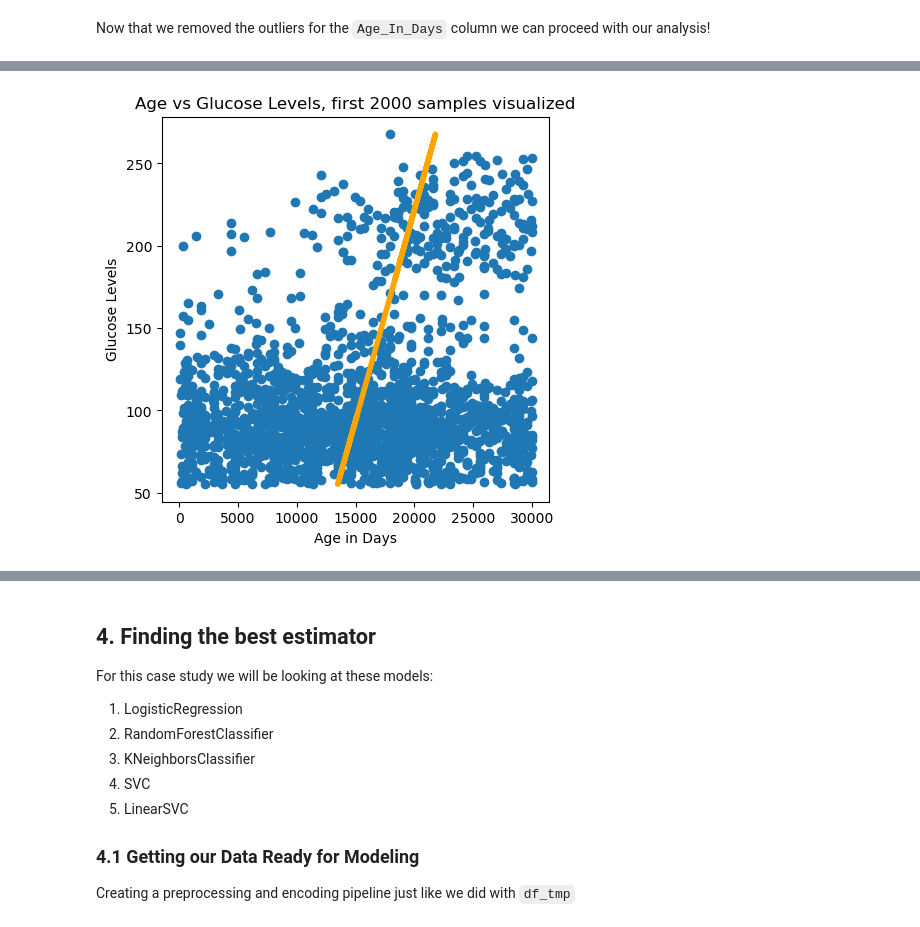
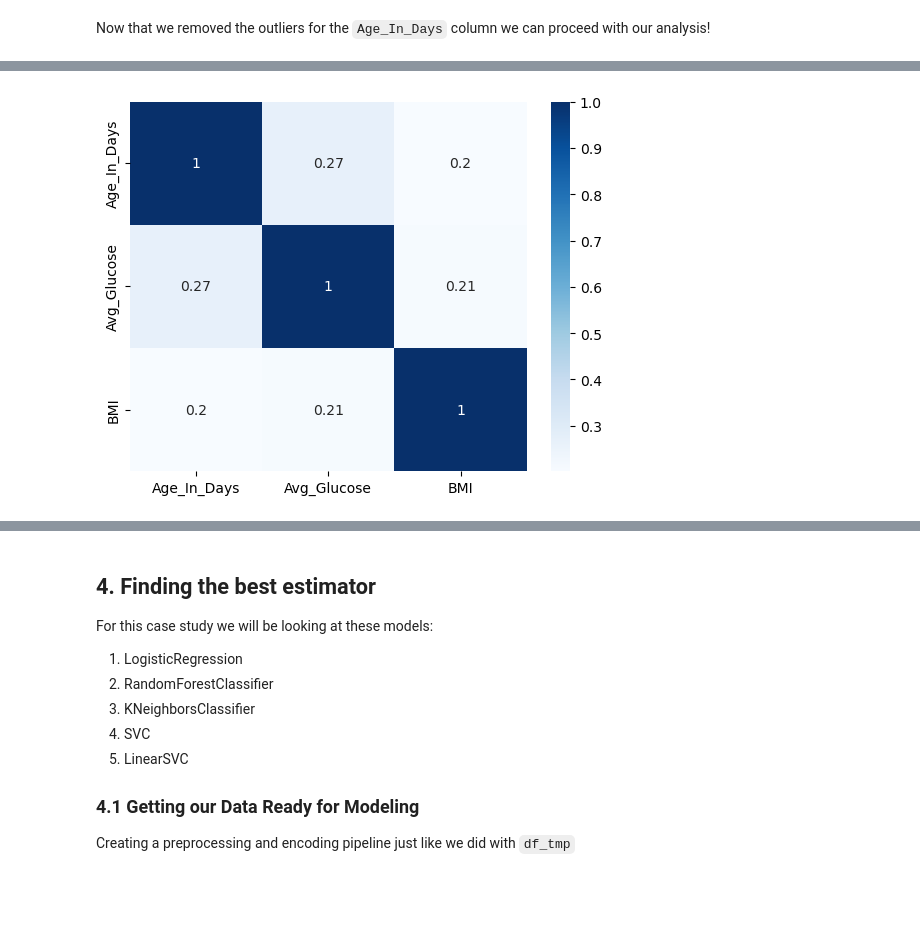
Before and after one commit to johnnys7n/Data-Scientist-Case-Study, a Jupyter notebook: Roche-Case-Study-Project.ipynb, the cells around one changed output, grey strips where cells are left out. Drawn from its saved outputs; the diff is of its cells as text; code cells hidden in the pictures; blank space fills up the shorter version.

```diff
--- a/Roche-Case-Study-Project.ipynb
+++ b/Roche-Case-Study-Project.ipynb
@@ -520,12 +547,33 @@ y_hat = results.params[0] + results.params[1]*corr_x
+# %%
+# getting the correlation matrix for just the numerical values
+corr_mat_num = df_tmp[float_features].corr()
+sns.heatmap(corr_mat_num, annot = True, cmap = 'Blues');
+# %% [output]
+[figure, added]
 # %%
-# plotting Age_In_days vs Avg_Glucose
-fig, ax = plt.subplots(figsize=(5,5))
-ax = plt.scatter(corr_y, corr_x)
-fig = plt.plot(y_hat, corr_x, lw = 4, c = 'orange', label = 'regression line')
-plt.title('Age vs Glucose Levels, first 2000 samples visualized')
-plt.xlabel('Age in Days')
-plt.ylabel('Glucose Levels')
-plt.xticks(rotation=0)
-plt.show();
+# creating a function for looking at feature variabilitiy
+def feature_variability(column_x, column_y):
+    '''
+    Outputs the results of the OLS regression summary and visualizes this as a scatterplot
+    '''
+    # fitting the OLS variables
+    corr_y = df_tmp[column_y][:2000]
+    corr_x = df_tmp[column_x][:2000]
+
+    x_stat = sm.add_constant(corr_x)
+    results = sm.OLS(corr_y, x_stat).fit()
+
+
+    # visualization:
+    y_hat = results.params[0] + results.params[1]*corr_x
+    # plotting Age_In_days vs Avg_Glucose
+    fig, ax = plt.subplots(figsize=(5,5))
+    ax = plt.scatter(corr_x, corr_y)
+    fig = plt.plot(corr_x, y_hat, lw = 4, c = 'orange', label = 'regression line')
+    plt.title(f'{column_y} vs {column_x} | First 2000 samples visualized')
+    plt.ylabel(column_y)
+    plt.xlabel(column_x)
+    plt.xticks(rotation=0)
+    plt.show();
+
+    return results.summary()
-# %% [output]
-[figure, removed]
```
Also changed, not shown: parts of 43 cells of this notebook.
